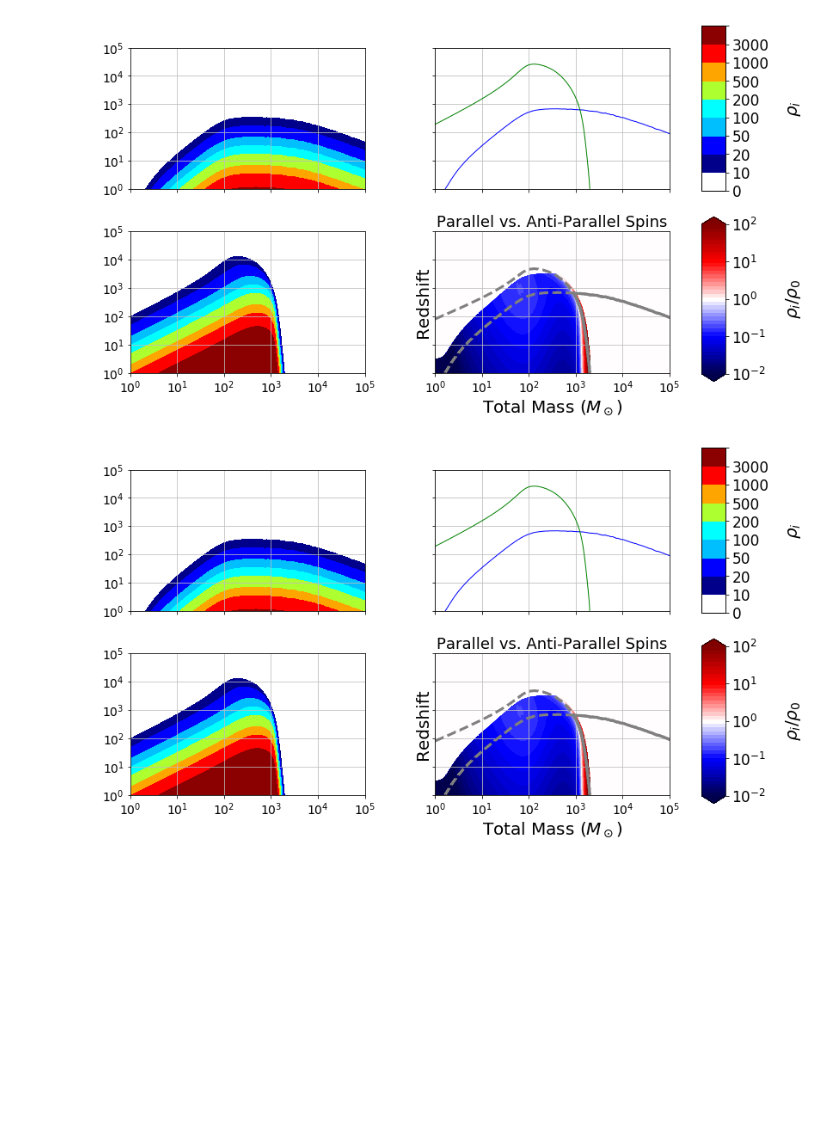
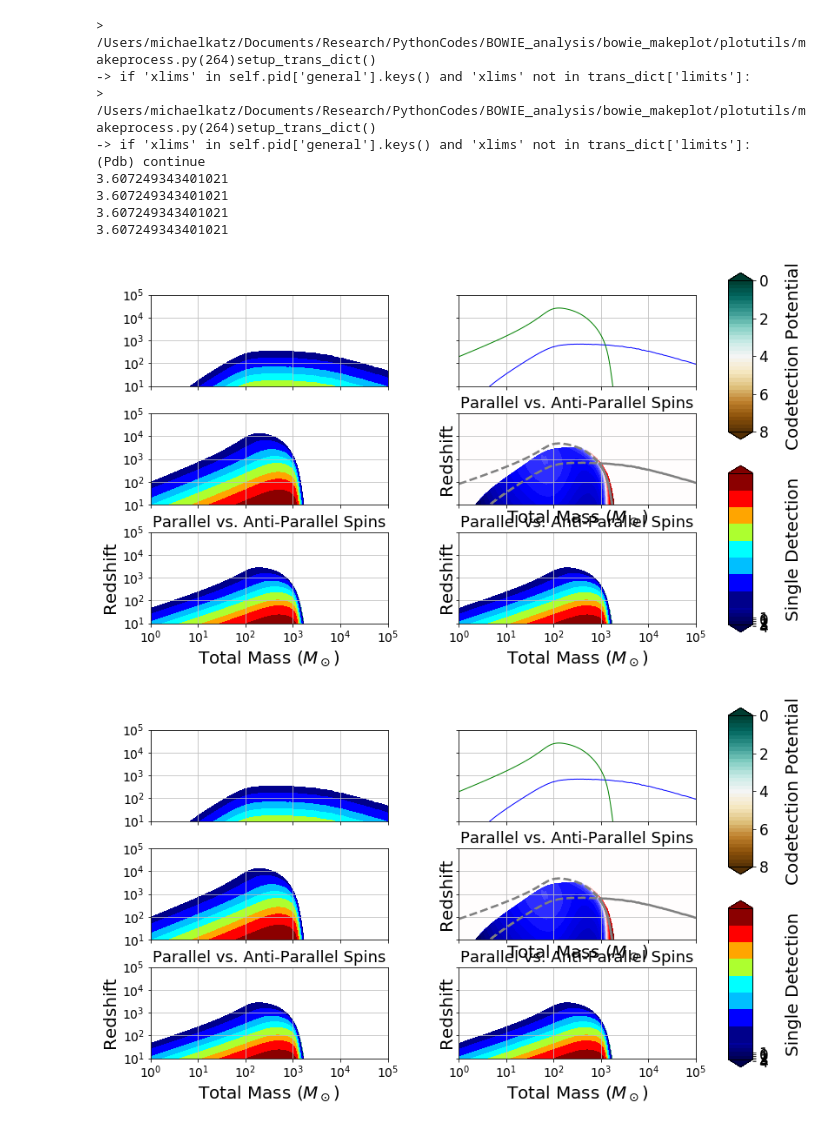
Before and after one commit to mikekatz04/BOWIE, a Jupyter notebook: notebooks/codetection.ipynb, the cells around one changed output. Drawn from its saved outputs; the diff is of its cells as text; code cells hidden in the pictures; blank space fills up the shorter version.

```diff
--- a/notebooks/codetection.ipynb
+++ b/notebooks/codetection.ipynb
@@ -19,14 +19,14 @@ codet_pot_dict = {
     "figure_width": 13.0,
     "figure_height": 7.0,
 
-    "num_rows": 2,
+    "num_rows": 3,
     "num_cols": 2,
 
     "xlims": [0.0, 5.0],
     "dx": 1.0,
     "xscale": "log",
 
-    "ylims": [0.0, 5.0],
+    "ylims": [1.0, 5.0],
     "dy": 1.0,
     "yscale": "log",
     },
@@ -45,36 +45,71 @@ codet_pot_dict = {
 
     "2":{
         "file":[
             {"name":"LIGO_q8_s8.hdf5",
              "label":"LIGO_ASD_all"}
             ],
         "type":"Waterfall",
         },
 
     "1":
         {"indices": [0,2],
         "type": "Horizon"
         },
 
     "3":{
         "indices": 0,
         "type": "Ratio",
         "control":
             {"index": 2},
         "label":
             {"title": "Parallel vs. Anti-Parallel Spins",
              "title_fontsize": 18,  "xlabel": r"Total Mass ($M_\odot$)",
              "ylabel": "Redshift"},
         #"extra":
         #    {"ratio_contour_lines":True}
-        }
+        },
+    "4":{
+        "indices": 0,
+        "type": "CodetectionPotential",
+        "control":
+            {"index": 2},
+        "label":
+            {"title": "Parallel vs. Anti-Parallel Spins",
+             "title_fontsize": 18,  "xlabel": r"Total Mass ($M_\odot$)",
+             "ylabel": "Redshift"},
+        "limits":
+            {"ylims":[0.0, 10.0]}
+        #"extra":
+        #    {"ratio_contour_lines":True}
+        },
+    "5":{
+        "indices": 0,
+        "type": "CodetectionPotential",
+        "control":
+            {"index": 2},
+        "label":
+            {"title": "Parallel vs. Anti-Parallel Spins",
+             "title_fontsize": 18,  "xlabel": r"Total Mass ($M_\odot$)",
+             "ylabel": "Redshift"},
+        #"extra":
+        #    {"ratio_contour_lines":True}
+        },
     }
 }
 
 plot_main(codet_pot_dict)
 # %% [output]
+> /Users/michaelkatz/Documents/Research/PythonCodes/BOWIE_analysis/bowie_makeplot/plotutils/makeprocess.py(264)setup_trans_dict()
+-> if 'xlims' in self.pid['general'].keys() and 'xlims' not in trans_dict['limits']:
+> /Users/michaelkatz/Documents/Research/PythonCodes/BOWIE_analysis/bowie_makeplot/plotutils/makeprocess.py(264)setup_trans_dict()
+-> if 'xlims' in self.pid['general'].keys() and 'xlims' not in trans_dict['limits']:
+(Pdb) continue
+3.607249343401021
+3.607249343401021
+3.607249343401021
+3.607249343401021
-[figure, old version]
+[figure, new version]
-[figure, old version]
+[figure, new version]
 # %%
 codet_pot_dict = {
 "general":{
```
Also changed, not shown: parts of 1 cell of this notebook, 2 other files.
